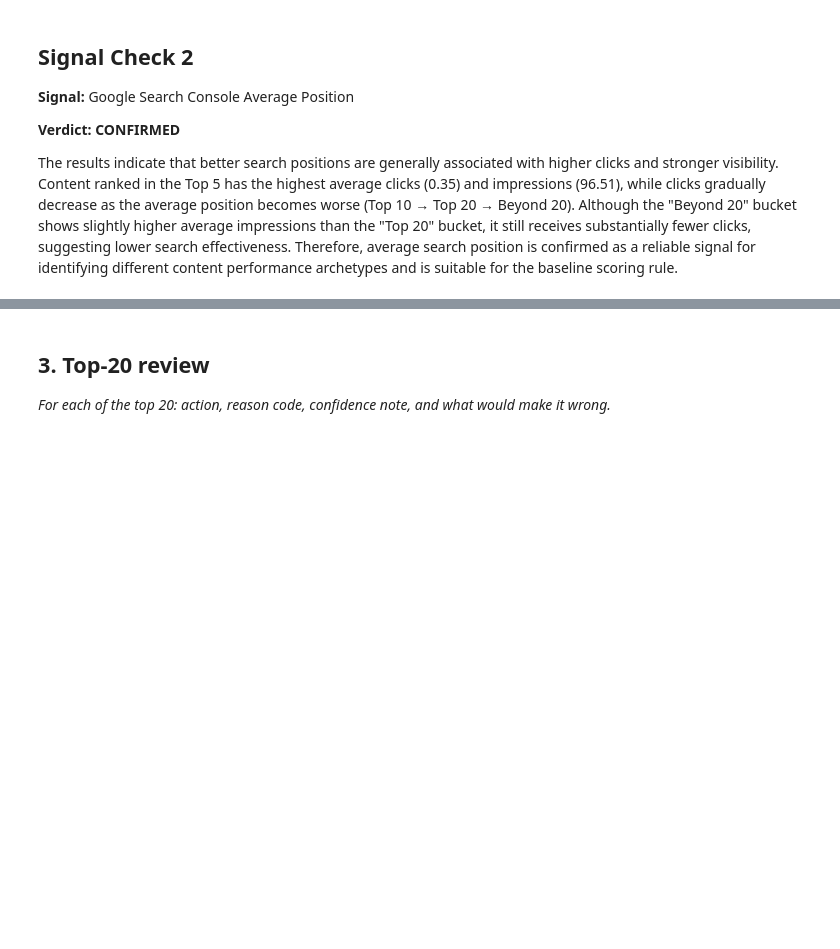
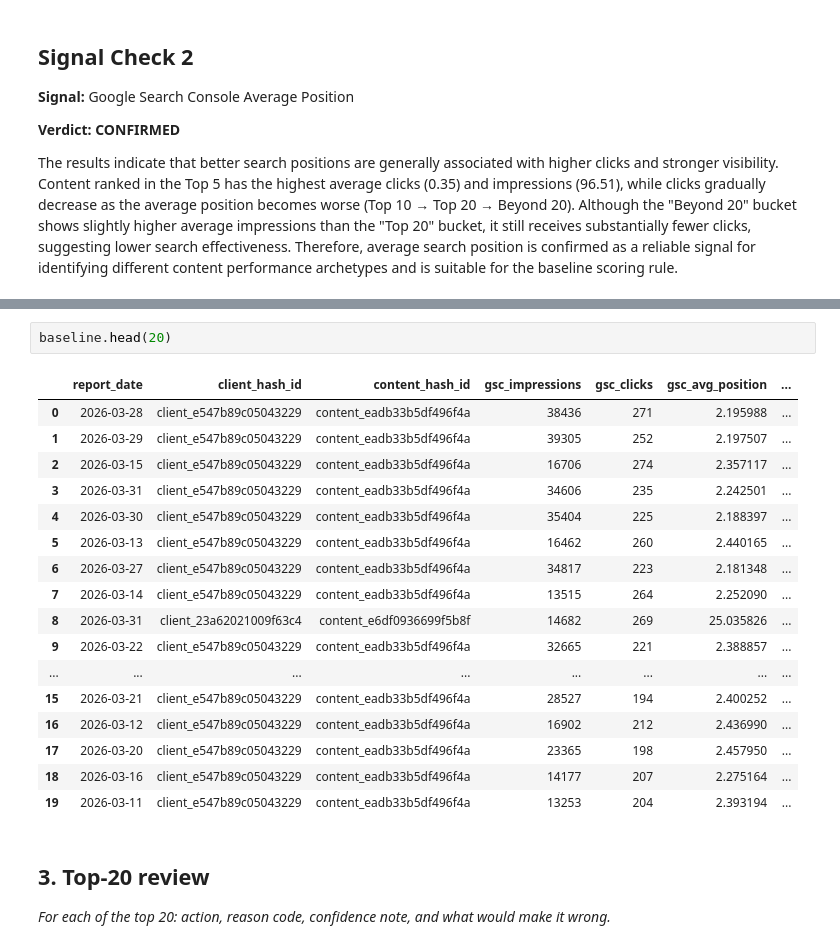
Before and after one commit to MukibHossain/ml-internship-starter, a Jupyter notebook: work/notebooks/w04_baseline_score.ipynb, the cells around one changed output, grey strips where cells are left out. Saved outputs shown, nothing was run; the diff lists cells and outputs as text; blank space fills up the shorter version.

```diff
--- a/work/notebooks/w04_baseline_score.ipynb
+++ b/work/notebooks/w04_baseline_score.ipynb
@@ -214,3 +295,23 @@ The results indicate that better search positions are generally associated with
+# %%
+baseline.head(20)
+# %% [output]
+|  | report_date | client_hash_id | content_hash_id | gsc_impressions | gsc_clicks | gsc_avg_position | ... |
+| 0 | 2026-03-28 | client_e547b89c05043229 | content_eadb33b5df496f4a | 38436 | 271 | 2.195988 | ... |
+| 1 | 2026-03-29 | client_e547b89c05043229 | content_eadb33b5df496f4a | 39305 | 252 | 2.197507 | ... |
+| 2 | 2026-03-15 | client_e547b89c05043229 | content_eadb33b5df496f4a | 16706 | 274 | 2.357117 | ... |
+| 3 | 2026-03-31 | client_e547b89c05043229 | content_eadb33b5df496f4a | 34606 | 235 | 2.242501 | ... |
+| 4 | 2026-03-30 | client_e547b89c05043229 | content_eadb33b5df496f4a | 35404 | 225 | 2.188397 | ... |
+| 5 | 2026-03-13 | client_e547b89c05043229 | content_eadb33b5df496f4a | 16462 | 260 | 2.440165 | ... |
+| 6 | 2026-03-27 | client_e547b89c05043229 | content_eadb33b5df496f4a | 34817 | 223 | 2.181348 | ... |
+| 7 | 2026-03-14 | client_e547b89c05043229 | content_eadb33b5df496f4a | 13515 | 264 | 2.252090 | ... |
+| 8 | 2026-03-31 | client_23a62021009f63c4 | content_e6df0936699f5b8f | 14682 | 269 | 25.035826 | ... |
+| 9 | 2026-03-22 | client_e547b89c05043229 | content_eadb33b5df496f4a | 32665 | 221 | 2.388857 | ... |
+| ... | ... | ... | ... | ... | ... | ... | ... |
+| 15 | 2026-03-21 | client_e547b89c05043229 | content_eadb33b5df496f4a | 28527 | 194 | 2.400252 | ... |
+| 16 | 2026-03-12 | client_e547b89c05043229 | content_eadb33b5df496f4a | 16902 | 212 | 2.436990 | ... |
+| 17 | 2026-03-20 | client_e547b89c05043229 | content_eadb33b5df496f4a | 23365 | 198 | 2.457950 | ... |
+| 18 | 2026-03-16 | client_e547b89c05043229 | content_eadb33b5df496f4a | 14177 | 207 | 2.275164 | ... |
+| 19 | 2026-03-11 | client_e547b89c05043229 | content_eadb33b5df496f4a | 13253 | 204 | 2.393194 | ... |
 # %% [markdown]
 ## 3. Top-20 review
 
```
Also changed, not shown: parts of 3 cells of this notebook.
